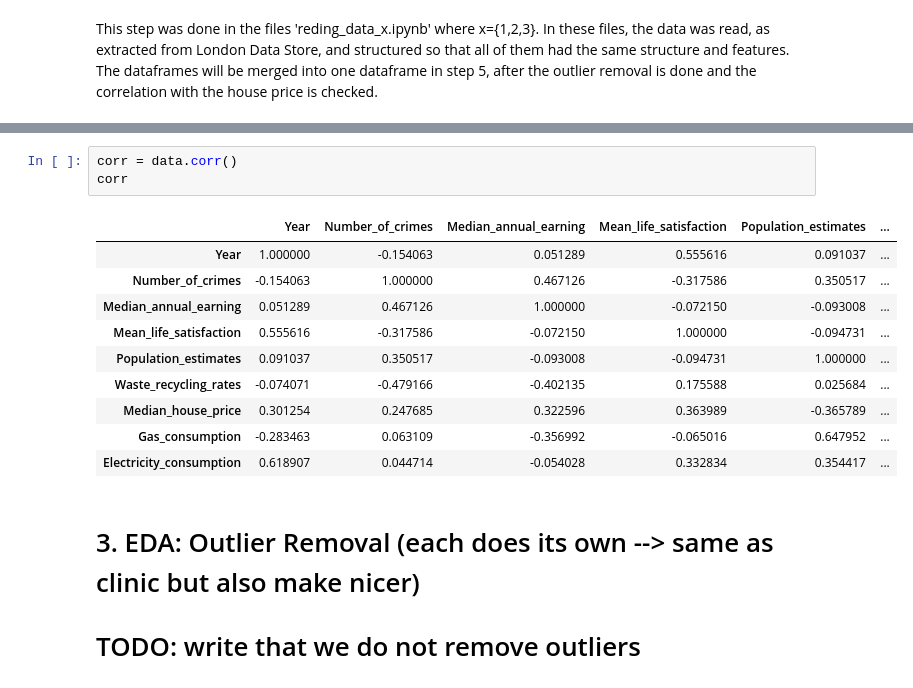
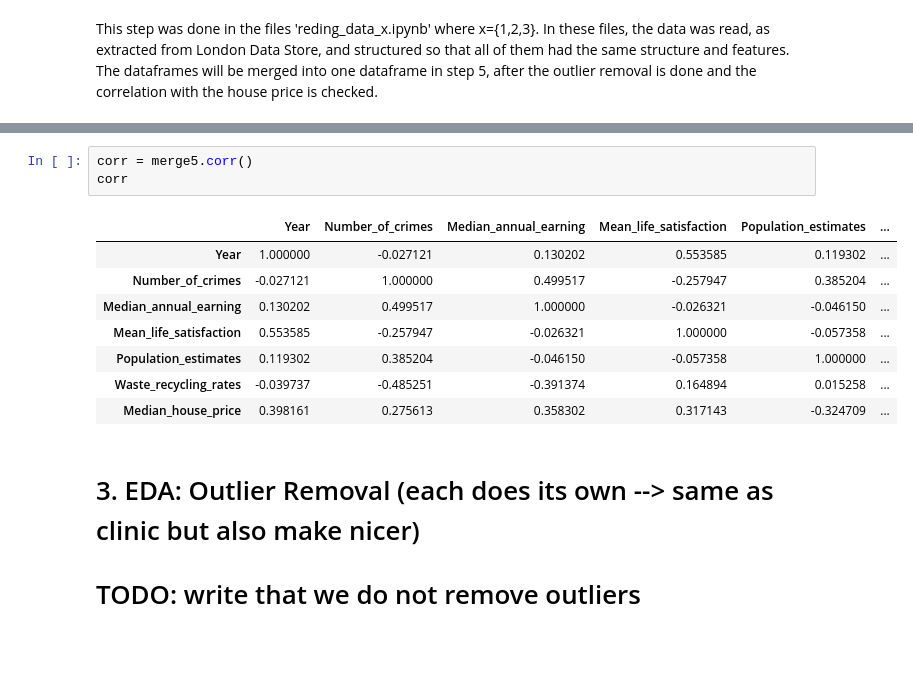
Before and after one commit to MischaRauch/london_house_price_prediction, a Jupyter notebook: Assignment.ipynb, the cells around one changed output, grey strips where cells are left out. Cells and saved outputs as stored; diff of their text form; blank space fills up the shorter version.

```diff
--- a/Assignment.ipynb
+++ b/Assignment.ipynb
@@ -50,17 +83,15 @@ data.head(100)
 # %%
-corr = data.corr()
+corr = merge5.corr()
 corr
 # %% [output]
 |  | Year | Number_of_crimes | Median_annual_earning | Mean_life_satisfaction | Population_estimates | ... |
-| Year | 1.000000 | -0.154063 | 0.051289 | 0.555616 | 0.091037 | ... |
-| Number_of_crimes | -0.154063 | 1.000000 | 0.467126 | -0.317586 | 0.350517 | ... |
-| Median_annual_earning | 0.051289 | 0.467126 | 1.000000 | -0.072150 | -0.093008 | ... |
-| Mean_life_satisfaction | 0.555616 | -0.317586 | -0.072150 | 1.000000 | -0.094731 | ... |
-| Population_estimates | 0.091037 | 0.350517 | -0.093008 | -0.094731 | 1.000000 | ... |
-| Waste_recycling_rates | -0.074071 | -0.479166 | -0.402135 | 0.175588 | 0.025684 | ... |
-| Median_house_price | 0.301254 | 0.247685 | 0.322596 | 0.363989 | -0.365789 | ... |
-| Gas_consumption | -0.283463 | 0.063109 | -0.356992 | -0.065016 | 0.647952 | ... |
-| Electricity_consumption | 0.618907 | 0.044714 | -0.054028 | 0.332834 | 0.354417 | ... |
+| Year | 1.000000 | -0.027121 | 0.130202 | 0.553585 | 0.119302 | ... |
+| Number_of_crimes | -0.027121 | 1.000000 | 0.499517 | -0.257947 | 0.385204 | ... |
+| Median_annual_earning | 0.130202 | 0.499517 | 1.000000 | -0.026321 | -0.046150 | ... |
+| Mean_life_satisfaction | 0.553585 | -0.257947 | -0.026321 | 1.000000 | -0.057358 | ... |
+| Population_estimates | 0.119302 | 0.385204 | -0.046150 | -0.057358 | 1.000000 | ... |
+| Waste_recycling_rates | -0.039737 | -0.485251 | -0.391374 | 0.164894 | 0.015258 | ... |
+| Median_house_price | 0.398161 | 0.275613 | 0.358302 | 0.317143 | -0.324709 | ... |
 # %% [markdown]
 # 3. EDA: Outlier Removal (each does its own --> same as clinic but also make nicer)
 # TODO: write that we do not remove outliers
```
Also changed, not shown: parts of 6 cells of this notebook, 2 other files.
